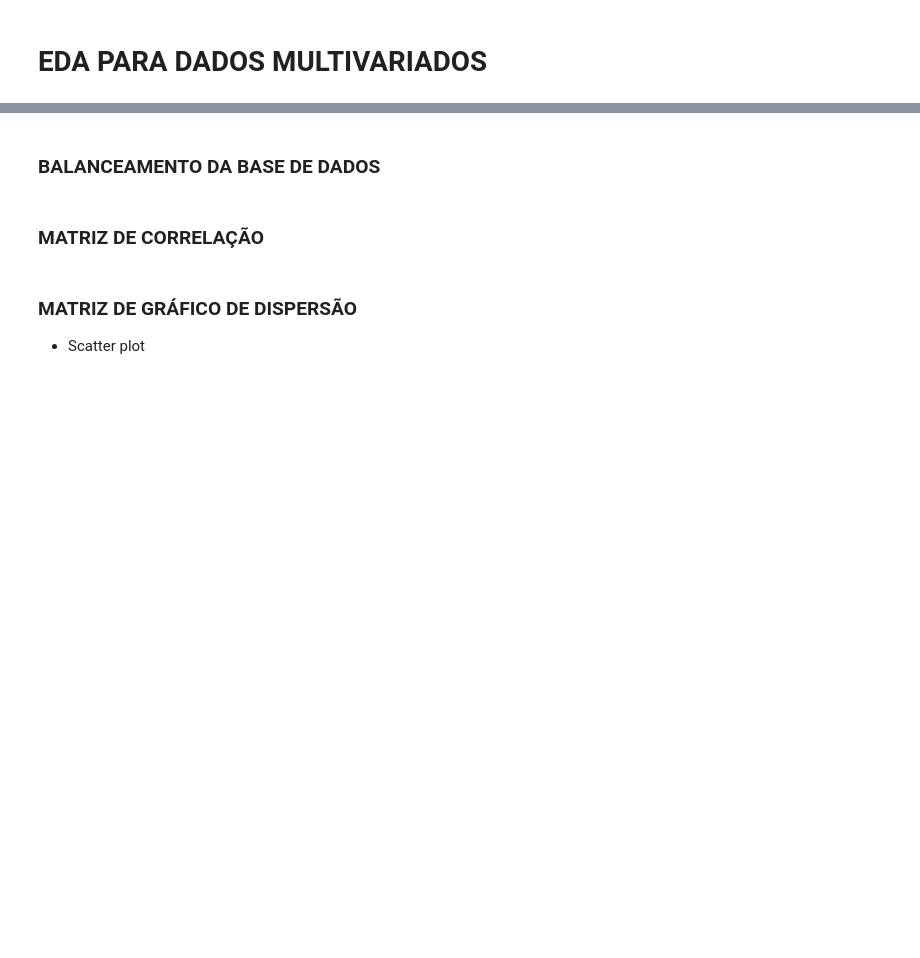
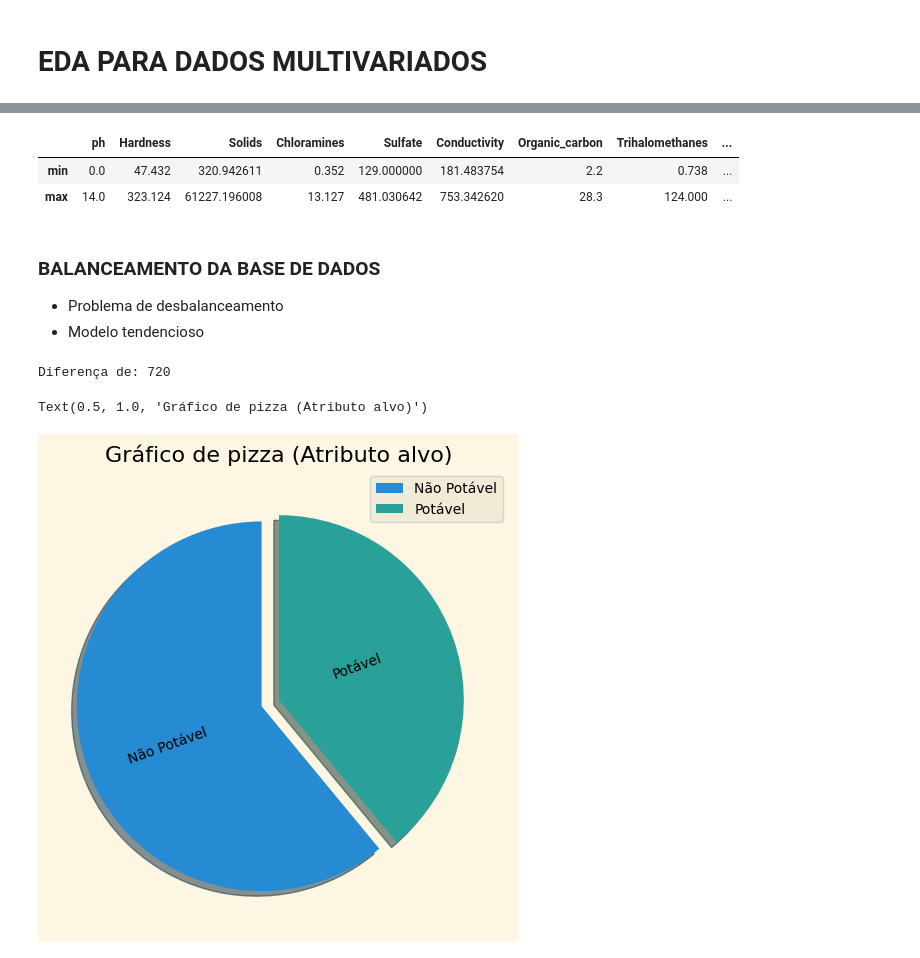
Before and after one commit to Nathan-Rgs/patternRecognition-supervisedLearning, a Jupyter notebook: classification/notebooks/EDA.ipynb, the cells around one changed output, grey strips where cells are left out. Saved outputs shown, nothing was run; the diff lists cells and outputs as text; code cells hidden in the pictures; blank space fills up the shorter version.

```diff
--- a/classification/notebooks/EDA.ipynb
+++ b/classification/notebooks/EDA.ipynb
@@ -21,7 +129,33 @@
+# %%
+df.drop(columns="Potability").describe().loc[["min", "max"], :]
+# %% [output]
+|  | ph | Hardness | Solids | Chloramines | Sulfate | Conductivity | Organic_carbon | Trihalomethanes | ... |
+| min | 0.0 | 47.432 | 320.942611 | 0.352 | 129.000000 | 181.483754 | 2.2 | 0.738 | ... |
+| max | 14.0 | 323.124 | 61227.196008 | 13.127 | 481.030642 | 753.342620 | 28.3 | 124.000 | ... |
 # %% [markdown]
 ### BALANCEAMENTO DA BASE DE DADOS
+- Problema de desbalanceamento
+- Modelo tendencioso
-# %% [markdown]
-### MATRIZ DE CORRELAÇÃO
-# %% [markdown]
-### MATRIZ DE GRÁFICO DE DISPERSÃO
-- Scatter plot
+# %%
+print(
+    "Diferença de:",
+    abs(df[['Potability']].value_counts()[0] - df[['Potability']].value_counts()[1])
+)
+# %% [output]
+Diferença de: 720
+# %%
+plt.figure(figsize=(6,6))
+plt.pie(
+        x=df['Potability'].value_counts(),
+        explode=[0.1, 0],
+        labels=['Não Potável', 'Potável'],
+        shadow=True,
+        labeldistance=0.3,
+        startangle=90,
+        rotatelabels=True
+)
+plt.legend()
+plt.title('Gráfico de pizza (Atributo alvo)')
+# %% [output]
+Text(0.5, 1.0, 'Gráfico de pizza (Atributo alvo)')
+[figure, added]
```
Also changed, not shown: parts of 25 cells of this notebook.
